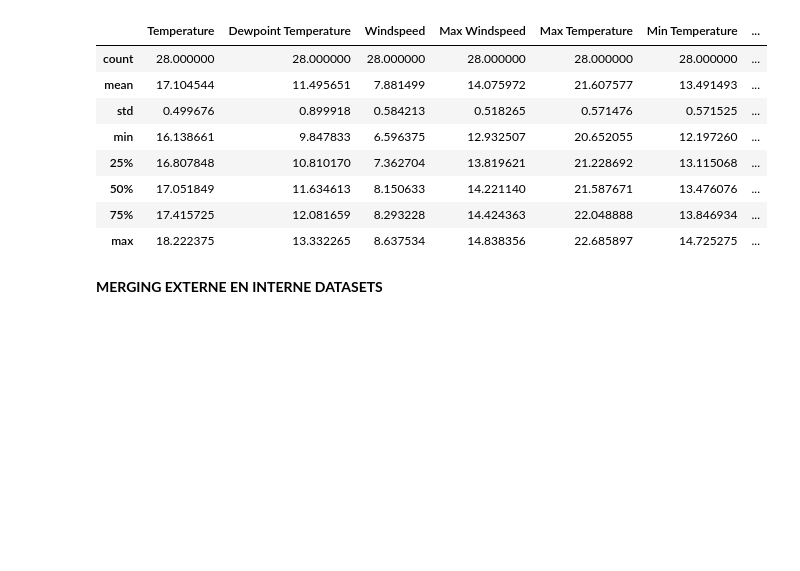
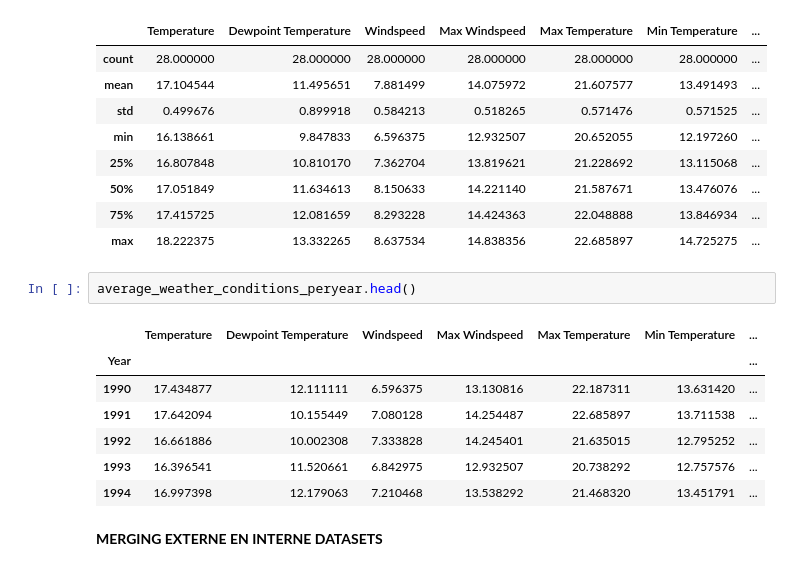
Before and after one commit to LucasVanWijk/Computational_Moddeling_Group_Project, a Jupyter notebook: WineModelling.ipynb, the cells around one changed output. Saved outputs shown, nothing was run; the diff lists cells and outputs as text; blank space fills up the shorter version.

```diff
--- a/WineModelling.ipynb
+++ b/WineModelling.ipynb
@@ -111,6 +124,16 @@ average_weather_conditions_peryear.describe()
 | 50% | 17.051849 | 11.634613 | 8.150633 | 14.221140 | 21.587671 | 13.476076 | ... |
 | 75% | 17.415725 | 12.081659 | 8.293228 | 14.424363 | 22.048888 | 13.846934 | ... |
 | max | 18.222375 | 13.332265 | 8.637534 | 14.838356 | 22.685897 | 14.725275 | ... |
+# %%
+average_weather_conditions_peryear.head()
+# %% [output]
+|  | Temperature | Dewpoint Temperature | Windspeed | Max Windspeed | Max Temperature | Min Temperature | ... |
+| Year |  |  |  |  |  |  | ... |
+| 1990 | 17.434877 | 12.111111 | 6.596375 | 13.130816 | 22.187311 | 13.631420 | ... |
+| 1991 | 17.642094 | 10.155449 | 7.080128 | 14.254487 | 22.685897 | 13.711538 | ... |
+| 1992 | 16.661886 | 10.002308 | 7.333828 | 14.245401 | 21.635015 | 12.795252 | ... |
+| 1993 | 16.396541 | 11.520661 | 6.842975 | 12.932507 | 20.738292 | 12.757576 | ... |
+| 1994 | 16.997398 | 12.179063 | 7.210468 | 13.538292 | 21.468320 | 13.451791 | ... |
 # %% [markdown]
 __MERGING EXTERNE EN INTERNE DATASETS__
 # %%
```
Also changed, not shown: parts of 13 cells of this notebook.
